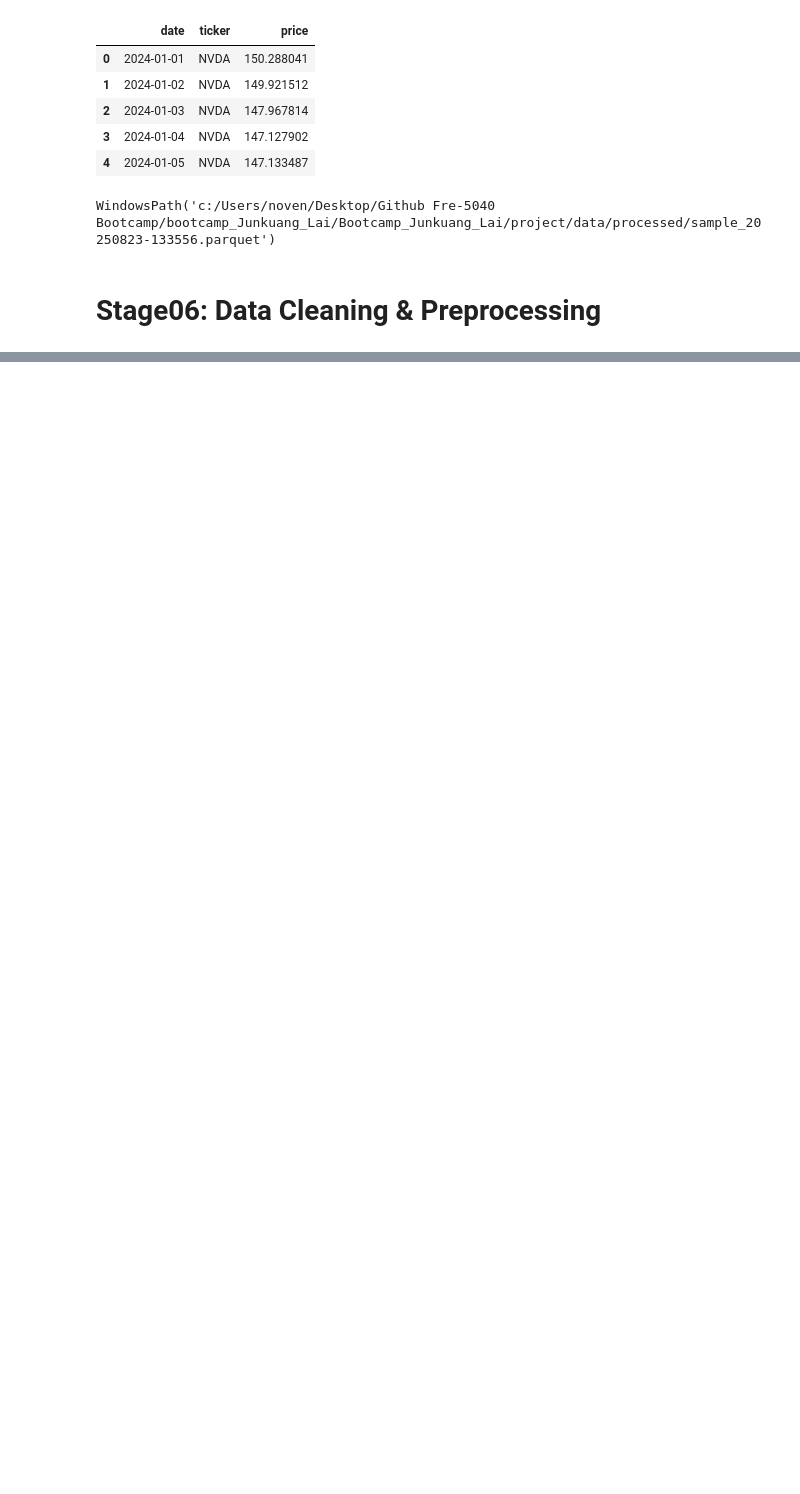
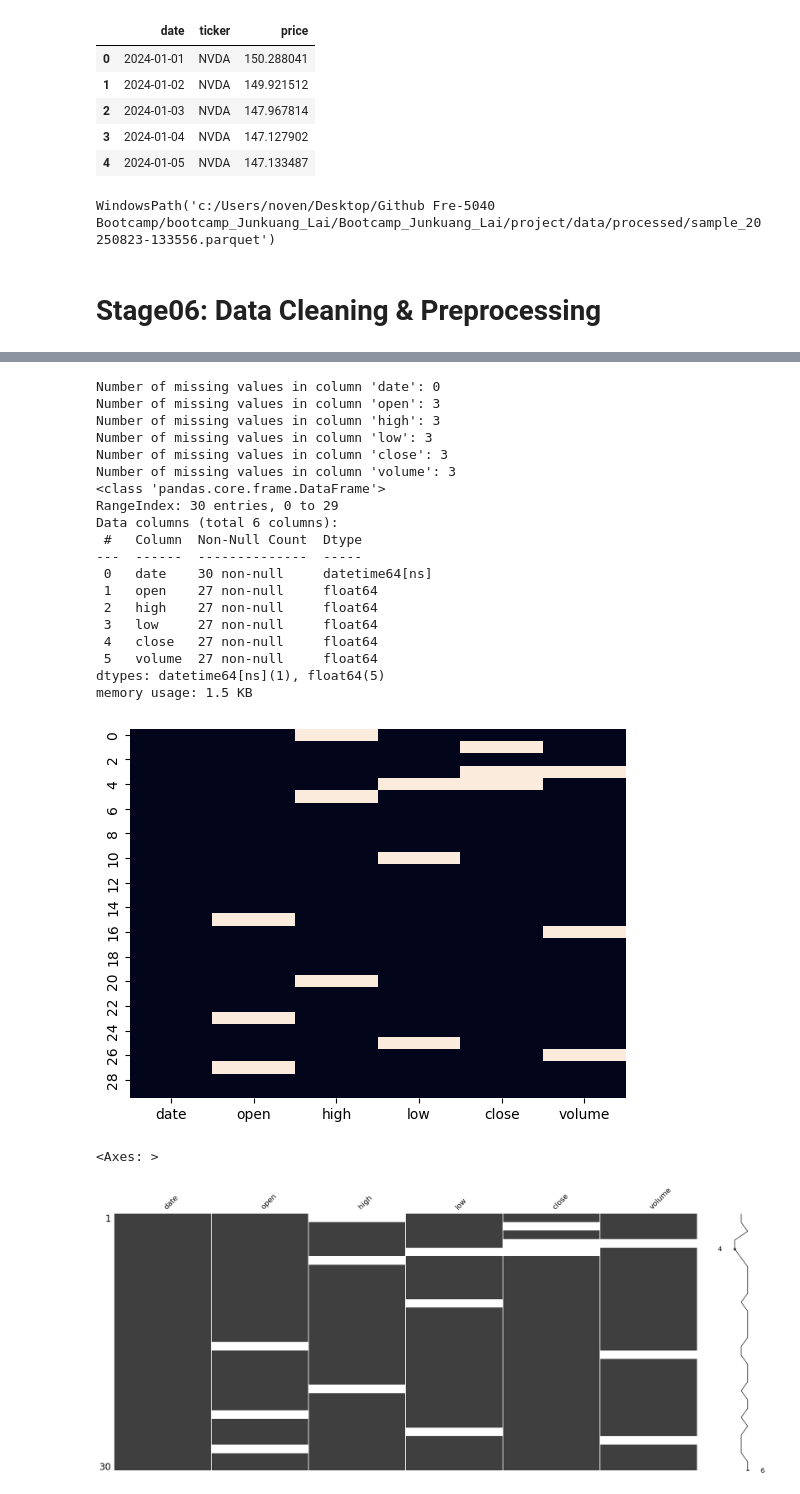
Before and after one commit to Junkuang19/bootcamp_Junkuang_Lai, a Jupyter notebook: Bootcamp_Junkuang_Lai/project/notebooks/Project_Stage01-07.ipynb, the cells around one changed output, grey strips where cells are left out. Drawn from its saved outputs; the diff is of its cells as text; code cells hidden in the pictures; blank space fills up the shorter version.

```diff
--- a/Bootcamp_Junkuang_Lai/project/notebooks/Project_Stage01-07.ipynb
+++ b/Bootcamp_Junkuang_Lai/project/notebooks/Project_Stage01-07.ipynb
@@ -217,0 +292,32 @@ WindowsPath('c:/Users/noven/Desktop/Github Fre-5040 Bootcamp/bootcamp_Junkuang_L
+# %%
+# Define the original dataset
+dates = pd.date_range("2024-06-01", "2024-06-30", freq="D")  # Generate dates for June 2024
+data = {
+    "date": dates,
+    "open": np.round(np.random.uniform(100, 200, len(dates)), 2),  # Random open prices
+    "high": np.round(np.random.uniform(200, 300, len(dates)), 2),  # Random high prices
+    "low": np.round(np.random.uniform(50, 100, len(dates)), 2),    # Random low prices
+    "close": np.round(np.random.uniform(100, 200, len(dates)), 2), # Random close prices
+    "volume": np.random.randint(1000, 5000, len(dates)),           # Random trading volumes
+}
+
+# Create the DataFrame
+df = pd.DataFrame(data)
+
+# Filter data for June 2024
+df_june = df[df["date"].dt.month == 6].copy()
+
+# Introduce random missing values (without modifying the original data)
+df_uncleaned = df_june.copy()  # Create a copy to preserve the original data
+np.random.seed(42)  # Set random seed for reproducibility
+for col in ["open", "high", "low", "close", "volume"]:
+    missing_indices = np.random.choice(df_uncleaned.index, size=3, replace=False)  # Randomly select indices
+    df_uncleaned.loc[missing_indices, col] = np.nan  # Set selected values to NaN
+
+# uncleaned_data storage
+df_uncleaned.to_csv(os.path.join('data', 'raw', 'uncleaned_data.csv'), index=False)
+
+# quick check
+print("\nData with random missing values:")
+df_uncleaned.info()
+df_uncleaned.head(10)
@@ -217,0 +350,35 @@ WindowsPath('c:/Users/noven/Desktop/Github Fre-5040 Bootcamp/bootcamp_Junkuang_L
+# %%
+# Check the number of missing values in each column
+for col in df_uncleaned.columns:
+    print(f"Number of missing values in column '{col}':", df_uncleaned[col].isnull().sum())
+df_uncleaned.info()
+
+# Heatmap for missing data
+sns.heatmap(df_uncleaned.isnull(), cbar=False)
+plt.show()
+
+# missingno visualization
+msno.matrix(df_uncleaned)
+# %% [output]
+Number of missing values in column 'date': 0
+Number of missing values in column 'open': 3
+Number of missing values in column 'high': 3
+Number of missing values in column 'low': 3
+Number of missing values in column 'close': 3
+Number of missing values in column 'volume': 3
+<class 'pandas.core.frame.DataFrame'>
+RangeIndex: 30 entries, 0 to 29
+Data columns (total 6 columns):
+ #   Column  Non-Null Count  Dtype
+---  ------  --------------  -----
+ 0   date    30 non-null     datetime64[ns]
+ 1   open    27 non-null     float64
+ 2   high    27 non-null     float64
+ 3   low     27 non-null     float64
+ 4   close   27 non-null     float64
+ 5   volume  27 non-null     float64
+dtypes: datetime64[ns](1), float64(5)
+memory usage: 1.5 KB
+[figure, added]
+<Axes: >
+[figure, added]
```
Also changed, not shown: parts of 7 cells of this notebook.
